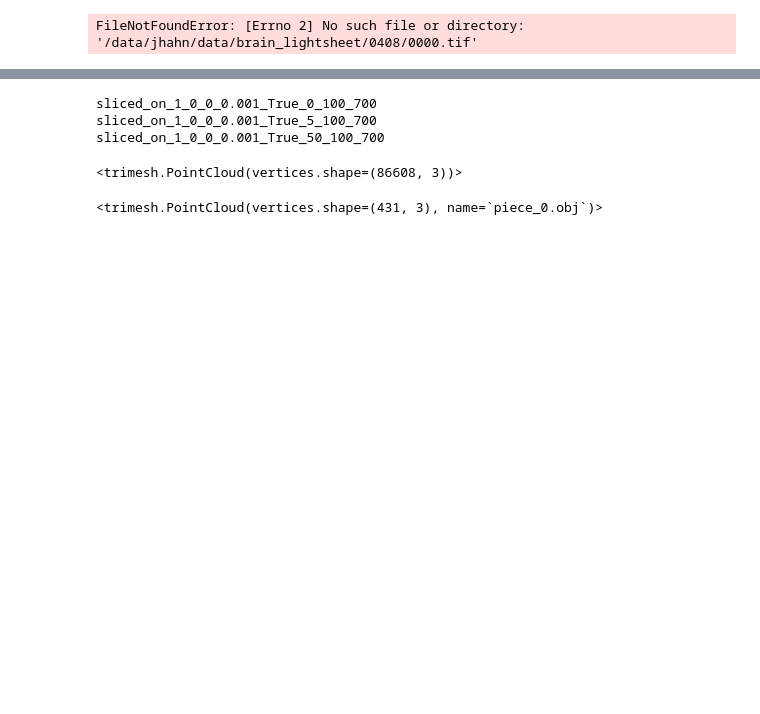
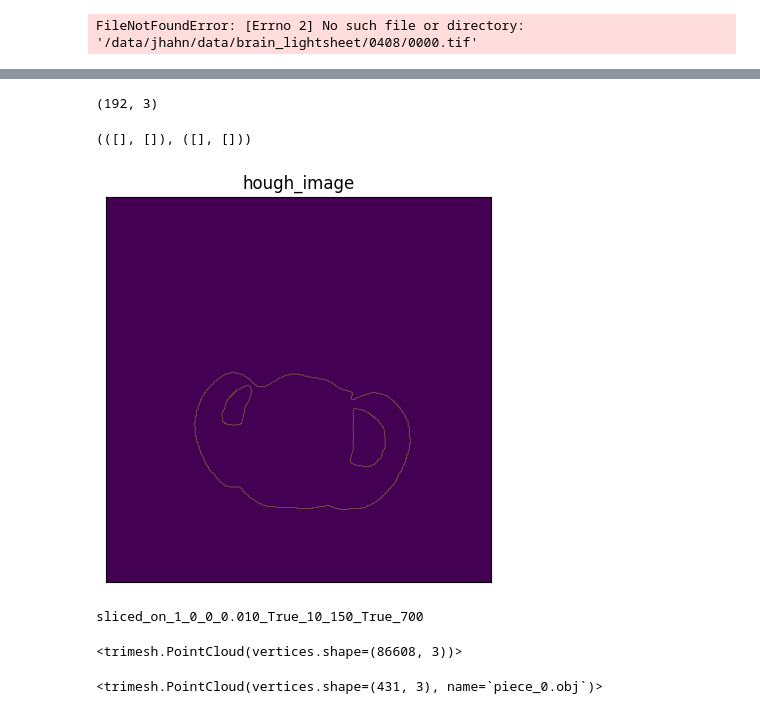
Before and after one commit to jhahncs/brain-slice-reconstruction, a Jupyter notebook: 2d_2_pcd/lightsheet_images_mgr.ipynb, the cells around one changed output, grey strips where cells are left out. Drawn from its saved outputs; the diff is of its cells as text; code cells hidden in the pictures; blank space fills up the shorter version.

```diff
--- a/2d_2_pcd/lightsheet_images_mgr.ipynb
+++ b/2d_2_pcd/lightsheet_images_mgr.ipynb
@@ -68,0 +212,4 @@ FileNotFoundError: [Errno 2] No such file or directory: '/data/jhahn/data/brain_
+# %%
+points1.shape
+# %% [output]
+(192, 3)
@@ -69,3 +223,13 @@ FileNotFoundError: [Errno 2] No such file or directory: '/data/jhahn/data/brain_
+# %%
+import matplotlib.pyplot as plt
+
+plt.figure(figsize=(8, 5))
+plt.imshow(canny_image_top)
+plt.title('hough_image')
+plt.xticks([]), plt.yticks([])
+# %% [output]
+(([], []), ([], []))
+[figure, added]
 # %%
 import slice_util
 import trimesh
@@ -73,7 +237,7 @@ import numpy as np
 import shutil
 import os
 
-data_name_list = ['sliced_on_1_0_0_0.001_True_0_100_700','sliced_on_1_0_0_0.001_True_5_100_700','sliced_on_1_0_0_0.001_True_50_100_700']
+data_name_list = ['sliced_on_1_0_0_0.010_True_10_150_True_700']
 for data_name in data_name_list:
     _png_foldername = data_name.replace('sliced_on_',"")
     _png_foldername.split("_")
@@ -94,14 +258,12 @@ for data_name in data_name_list:
         #print(np.min(_vert, axis=0)[1], np.max(_vert, axis=0)[1])
         shutil.copy(f'/data/jhahn/data/brain_lightsheet/slices/sliced_on_{_png_foldername}/{str(f[:3])}.tif', f'output/{data_name}/{str(f[:3])}.tif')
 
-    slice_util.combine_obj_files(obj_file_list,f'output/{data_name}/combined.obj')
+    slice_util.combine_obj_files(obj_file_list,f'output/{data_name}/{data_name}.obj')
 
-    for f in files:
-        os.remove(f'output/{data_name}/'+f.replace(".glb",".obj"))
+    #for f in files:
+    #    os.remove(f'output/{data_name}/'+f.replace(".glb",".obj"))
 # %% [output]
-sliced_on_1_0_0_0.001_True_0_100_700
-sliced_on_1_0_0_0.001_True_5_100_700
-sliced_on_1_0_0_0.001_True_50_100_700
+sliced_on_1_0_0_0.010_True_10_150_True_700
 # %%
 from tifffile import imread
 image = imread('/data/jhahn/data/brain_lightsheet/mask_stack.tif')
```
Also changed, not shown: parts of 5 cells of this notebook, 10 other files.
